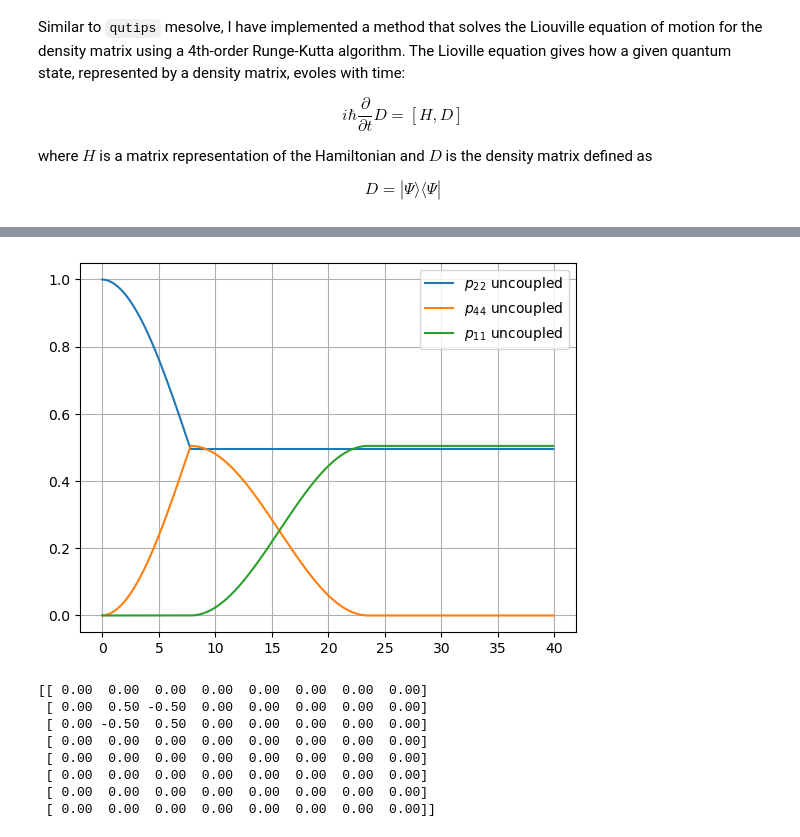
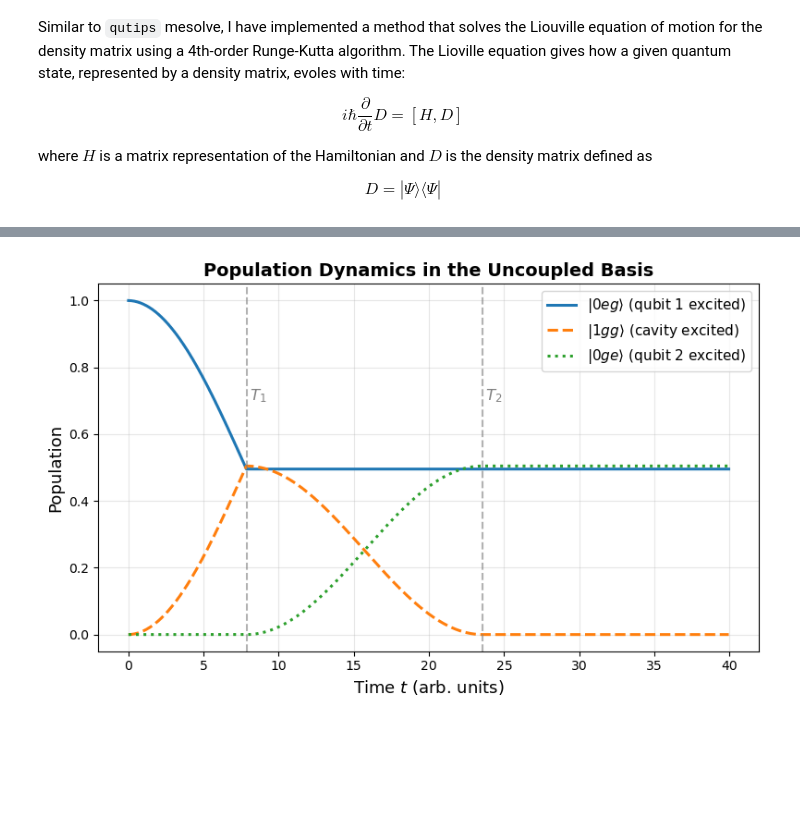
Before and after one commit to FoleyLab/chem3141-book, a Jupyter notebook: _sources/content/computational_sets/two_qubit_entangled.ipynb, the cells around one changed output, grey strips where cells are left out. Saved outputs shown, nothing was run; the diff lists cells and outputs as text; code cells hidden in the pictures; blank space fills up the shorter version.

```diff
--- a/_sources/content/computational_sets/two_qubit_entangled.ipynb
+++ b/_sources/content/computational_sets/two_qubit_entangled.ipynb
@@ -464,10 +720,0 @@ H_pol2 = polariton_1.T @ H2 @ polariton_1 # This is not a typoe, I want to do ev
-# %%
-# You can run this to see what the eigenstates of H1 look like in terms of basis states!
-basis_names = ['zgg', 'zge', 'zeg', 'zee', 'ogg', 'oge', 'oeg', 'oee']
-
-for i, (E, vec) in enumerate(zip(eigenvalues_1, polariton_1.T), 1):
-    if i < 5:
-        print(f"Eigenstate #{i}:  E = {E:.6f}")
-        for name, amp in zip(basis_names, vec):
-            print(f"   ⟨{name}|ψ_{i}⟩ = {amp:+.4f}")
-        print()
@@ -573,23 +912,31 @@ for i in range(n_time):
 # %%
-from matplotlib import pyplot as plt
-plt.plot(t, pops_uncoupled[:,2], label="$p_{22}$ uncoupled")
-plt.plot(t, pops_uncoupled[:,4], label="$p_{44}$ uncoupled")
-plt.plot(t, pops_uncoupled[:,1], label="$p_{11}$ uncoupled")
-plt.grid()
-#plt.xlim(10,20)
-plt.legend()
+# 🎨 Step: Visualize population dynamics during iSWAP evolution
+
+import matplotlib.pyplot as plt
+
+plt.figure(figsize=(8, 5))
+
+# --- Plot populations for key states ---
+plt.plot(t, pops_uncoupled[:, 2], '-',  lw=2.2, label=r"$|0eg\rangle$ (qubit 1 excited)")
+plt.plot(t, pops_uncoupled[:, 4], '--', lw=2.2, label=r"$|1gg\rangle$ (cavity excited)")
+plt.plot(t, pops_uncoupled[:, 1], ':',  lw=2.2, label=r"$|0ge\rangle$ (qubit 2 excited)")
+
+# --- Aesthetic settings ---
+plt.xlabel(r"Time $t$ (arb. units)", fontsize=13)
+plt.ylabel(r"Population", fontsize=13)
+plt.title("Population Dynamics in the Uncoupled Basis", fontsize=14, weight='bold')
+plt.grid(alpha=0.3)
+plt.legend(fontsize=11, loc="upper right", frameon=True)
+plt.tight_layout()
+
+# --- Optional: mark the gate switching points ---
+plt.axvline(x=T1_time, color='gray', linestyle='--', alpha=0.6)
+plt.text(T1_time + 0.2, 0.7, r"$T_1$", fontsize=12, color='gray')
+plt.axvline(x=T1_time+ T2_time, color='gray', linestyle='--', alpha=0.6)
+plt.text(T1_time + T2_time + 0.2, 0.7, r"$T_2$", fontsize=12, color='gray')
+
+# --- Show the result ---
 plt.show()
 # %% [output]
-[figure, old version]
+[figure, new version]
-# %%
-print(np.array2string(rho_new, formatter={'all': complex_formatter}))
-# %% [output]
-[[ 0.00  0.00  0.00  0.00  0.00  0.00  0.00  0.00]
- [ 0.00  0.50 -0.50  0.00  0.00  0.00  0.00  0.00]
- [ 0.00 -0.50  0.50  0.00  0.00  0.00  0.00  0.00]
- [ 0.00  0.00  0.00  0.00  0.00  0.00  0.00  0.00]
- [ 0.00  0.00  0.00  0.00  0.00  0.00  0.00  0.00]
- [ 0.00  0.00  0.00  0.00  0.00  0.00  0.00  0.00]
- [ 0.00  0.00  0.00  0.00  0.00  0.00  0.00  0.00]
- [ 0.00  0.00  0.00  0.00  0.00  0.00  0.00  0.00]]
 # %% [markdown]
```
Also changed, not shown: parts of 20 cells of this notebook, 16 other files.
